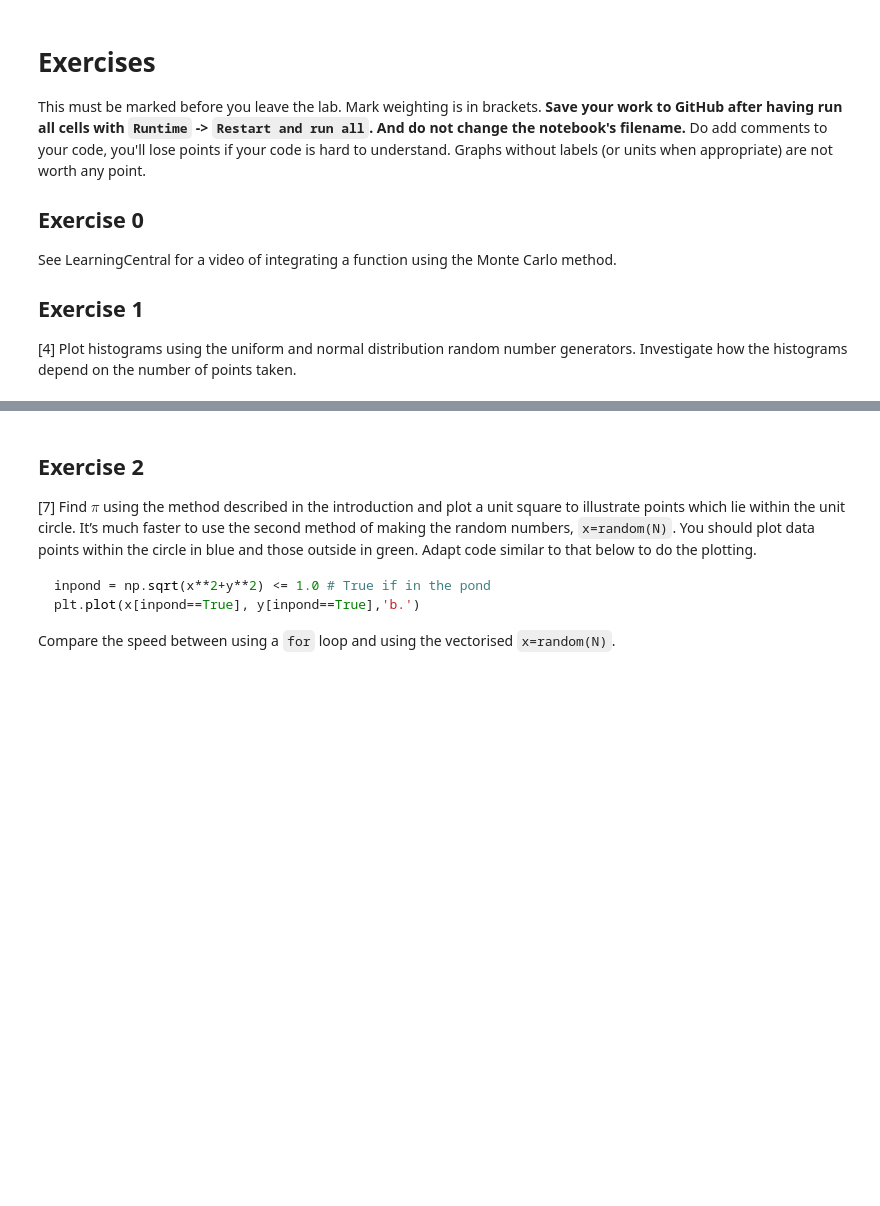
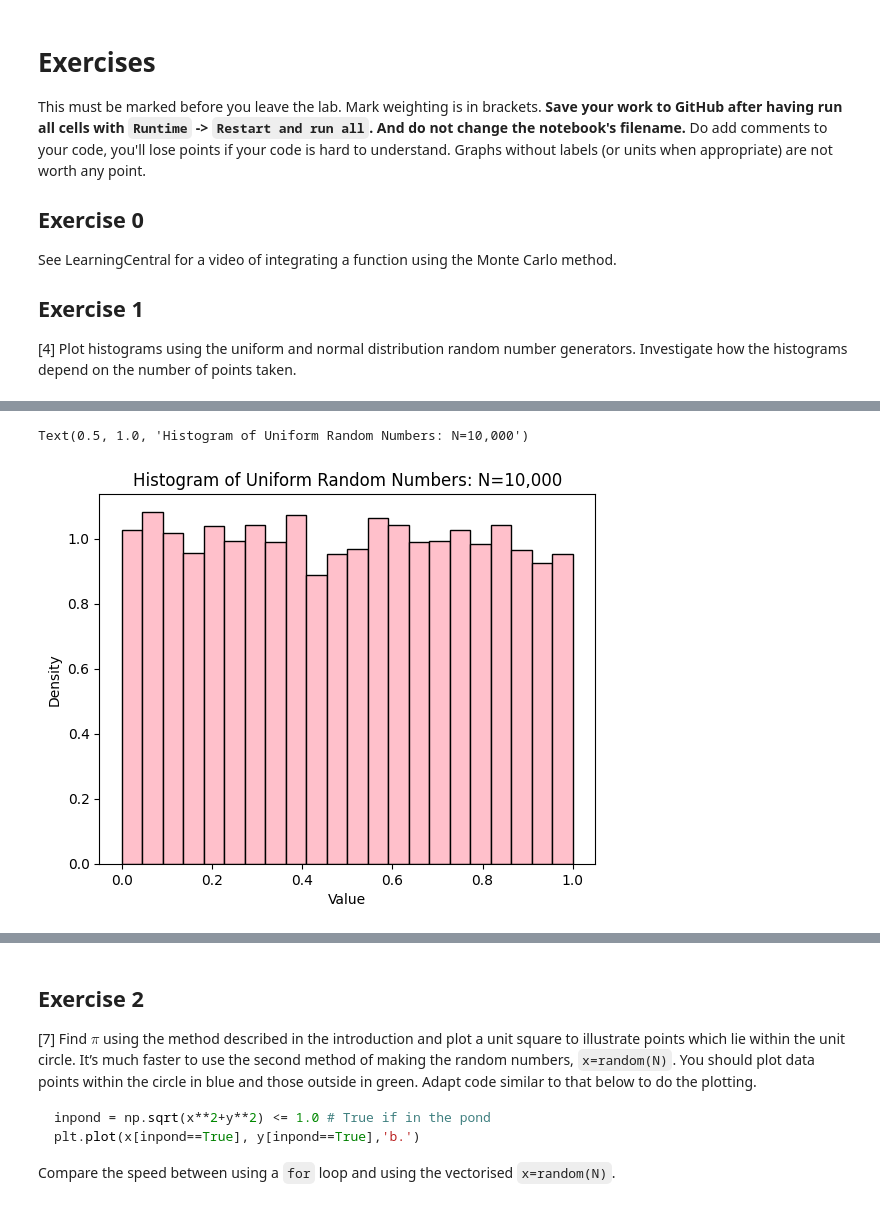
Before and after one commit to PX2145-2025/week-6-b-Morgan-Howard-Reuben, a Jupyter notebook: Monte_Carlo.ipynb, the cells around one changed output, grey strips where cells are left out. Cells and saved outputs as stored; diff of their text form; code cells hidden in the pictures; blank space fills up the shorter version.

```diff
--- a/Monte_Carlo.ipynb
+++ b/Monte_Carlo.ipynb
@@ -212,0 +213,13 @@ Text(0.5, 1.0, 'Histogram of Uniform Random Numbers: N=1,000,000')
+# %%
+# generate again
+N3 = int(1e4)
+x3 = random(N3)
+
+# plot histogram
+plt.hist(x3, bins='auto', density=True, edgecolor='black', color='pink');
+plt.xlabel('Value')
+plt.ylabel('Density')
+plt.title('Histogram of Uniform Random Numbers: N=10,000')
+# %% [output]
+Text(0.5, 1.0, 'Histogram of Uniform Random Numbers: N=10,000')
+[figure, added]
```
Also changed, not shown: parts of 9 cells of this notebook.
